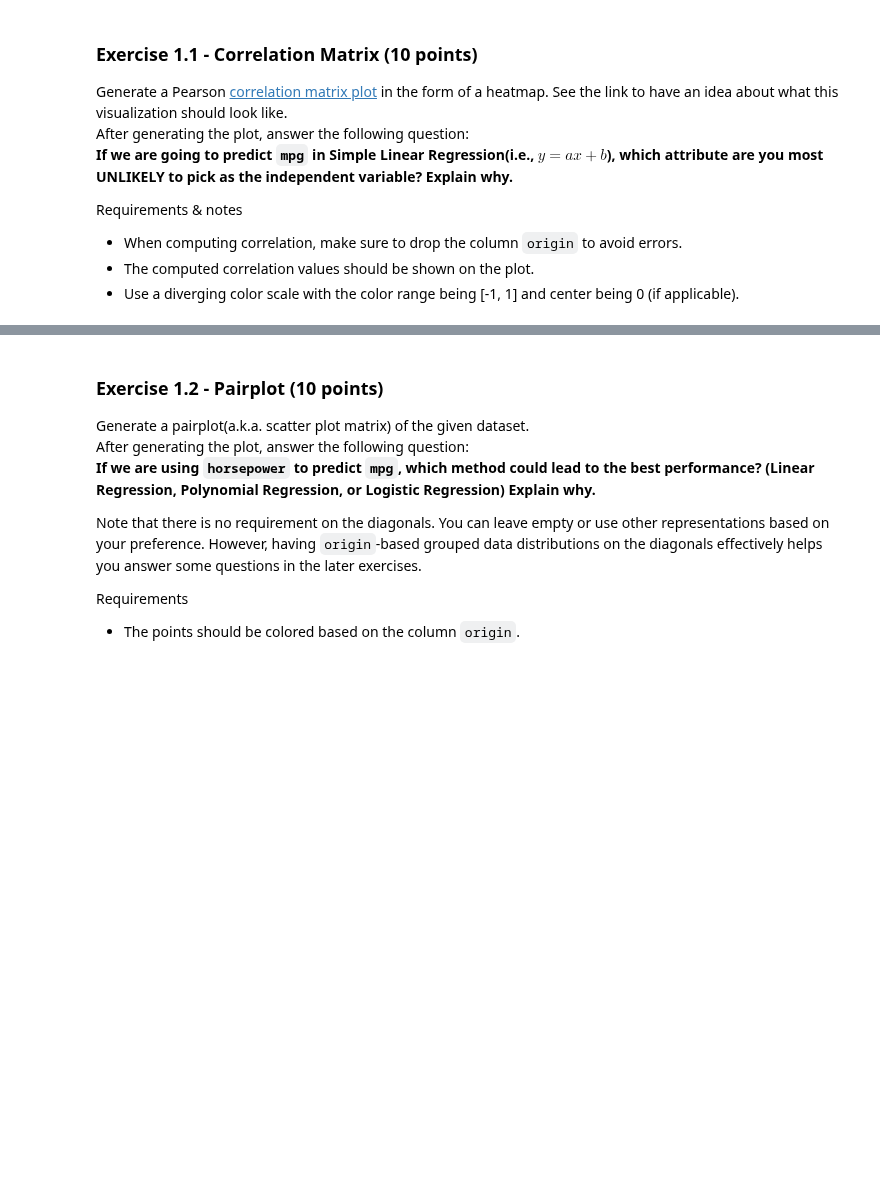
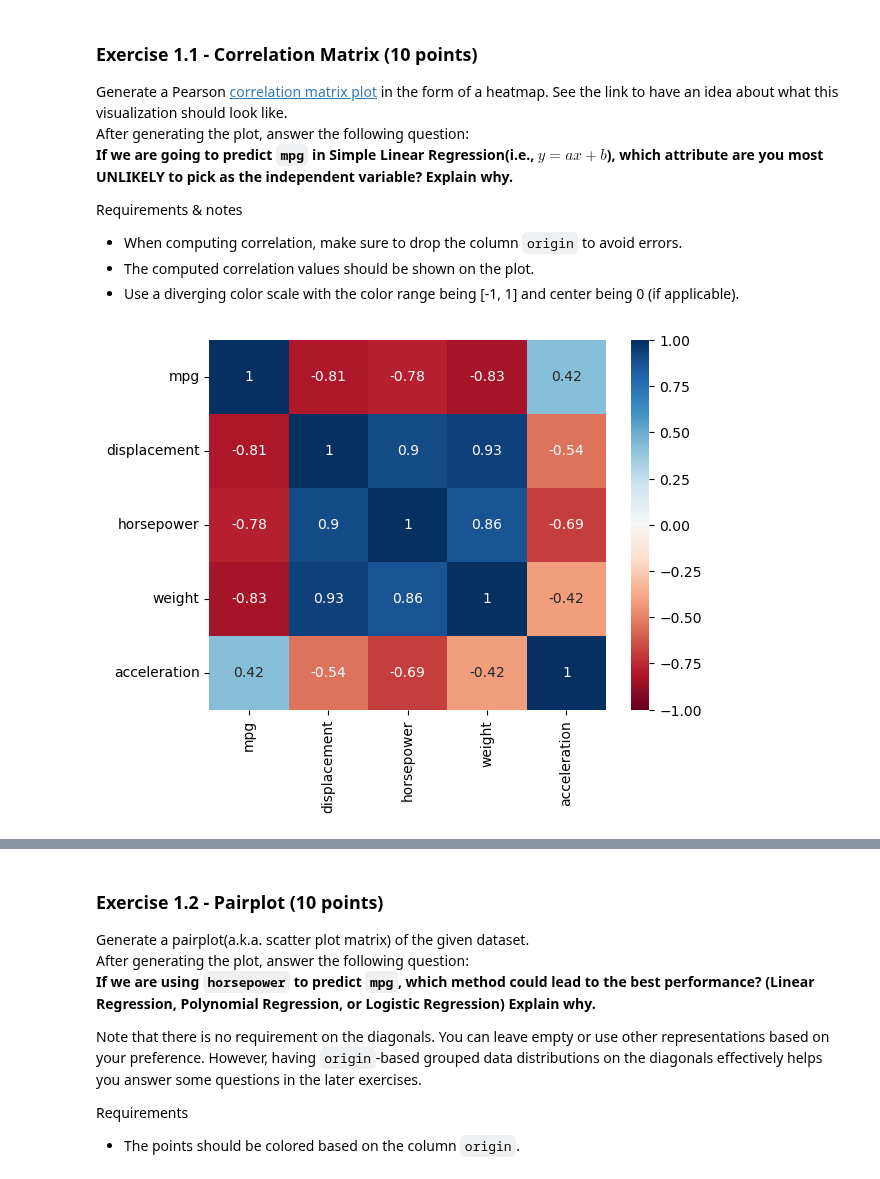
Before and after one commit to Hawkhobo/ecs171-fall2023, a Jupyter notebook: HW1.ipynb, the cells around one changed output, grey strips where cells are left out. Cells and saved outputs as stored; diff of their text form; code cells hidden in the pictures; blank space fills up the shorter version.

```diff
--- a/HW1.ipynb
+++ b/HW1.ipynb
@@ -71,3 +71,11 @@ Requirements & notes
  - When computing correlation, make sure to drop the column ``origin`` to avoid errors.
  - The computed correlation values should be shown on the plot.
  - Use a diverging color scale with the color range being \[-1, 1\] and center being 0 (if applicable).
+# %%
+# Recognizing the CSV data type, drops information related to the Origin (that is, `loc`)
+data_attributes = data_dist.copy().drop(columns=['origin']).corr()
+
+# Create a heatmap of these attributes, with origin discarded
+auto_mpg_heatmap = sns.heatmap(data_attributes, vmin=-1, vmax=1, center=0, annot=True, cmap='RdBu')
+# %% [output]
+[figure, added]
```
Also changed, not shown: parts of 1 cell of this notebook.
